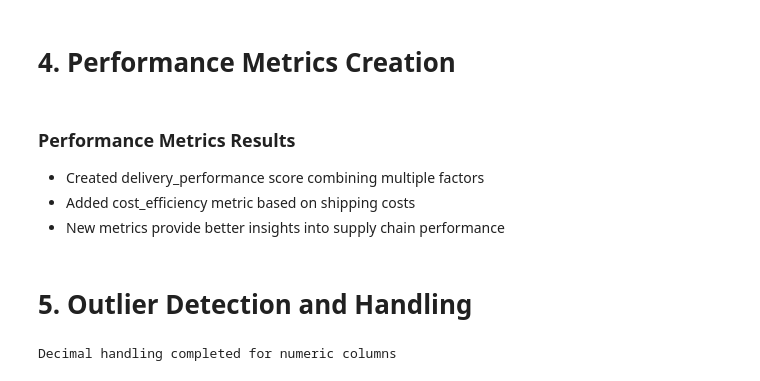
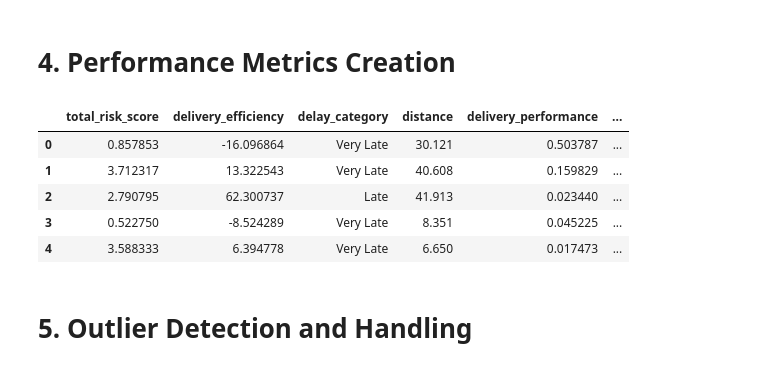
Before and after one commit to ZiadMasoud/Supply-chain-analysis-DEPI, a Jupyter notebook: Notebooks/Data_preprocessing.ipynb, the cells around one changed output. Cells and saved outputs as stored; diff of their text form; code cells hidden in the pictures.

```diff
--- a/Notebooks/Data_preprocessing.ipynb
+++ b/Notebooks/Data_preprocessing.ipynb
@@ -174,31 +130,18 @@ df['delivery_performance'] = df.apply(lambda x:
 
 # Add cost efficiency metric
 df['cost_efficiency'] = df['shipping_costs'].mean() / df['shipping_costs'] * 100
-# %% [markdown]
-### Performance Metrics Results
-- Created delivery_performance score combining multiple factors
-- Added cost_efficiency metric based on shipping costs
-- New metrics provide better insights into supply chain performance
+# %%
+df[['total_risk_score', 'delivery_efficiency', 'delay_category', 'distance','delivery_performance','cost_efficiency']].head()
+# %% [output]
+|  | total_risk_score | delivery_efficiency | delay_category | distance | delivery_performance | ... |
+| 0 | 0.857853 | -16.096864 | Very Late | 30.121 | 0.503787 | ... |
+| 1 | 3.712317 | 13.322543 | Very Late | 40.608 | 0.159829 | ... |
+| 2 | 2.790795 | 62.300737 | Late | 41.913 | 0.023440 | ... |
+| 3 | 0.522750 | -8.524289 | Very Late | 8.351 | 0.045225 | ... |
+| 4 | 3.588333 | 6.394778 | Very Late | 6.650 | 0.017473 | ... |
 # %% [markdown]
 # 5. Outlier Detection and Handling
 # %%
-# Handle outliers using IQR method
-def handle_outliers(df, column):
-    Q1 = df[column].quantile(0.25)
-    Q3 = df[column].quantile(0.75)
-    IQR = Q3 - Q1
-    lower_bound = Q1 - 1.5 * IQR
-    upper_bound = Q3 + 1.5 * IQR
-    df[column] = df[column].clip(lower_bound, upper_bound)
-
-numeric_cols = df.select_dtypes(include=['float64', 'int64']).columns
-for col in numeric_cols:
-    handle_outliers(df, col)
-
-# Handle decimals for numeric columns
-# Add after the outlier handling section and before final validation
-
-# Round numeric measurements and scores to appropriate decimal places
 decimal_handling = {
     # GPS coordinates (higher precision needed)
     'vehicle_gps_latitude': 6,
@@ -230,7 +173,3 @@ decimal_handling = {
 for col, decimals in decimal_handling.items():
     if col in df.columns:
         df[col] = df[col].round(decimals)
-
-print("Decimal handling completed for numeric columns")
-# %% [output]
-Decimal handling completed for numeric columns
```
Also changed, not shown: parts of 12 cells of this notebook, 2 other files.
